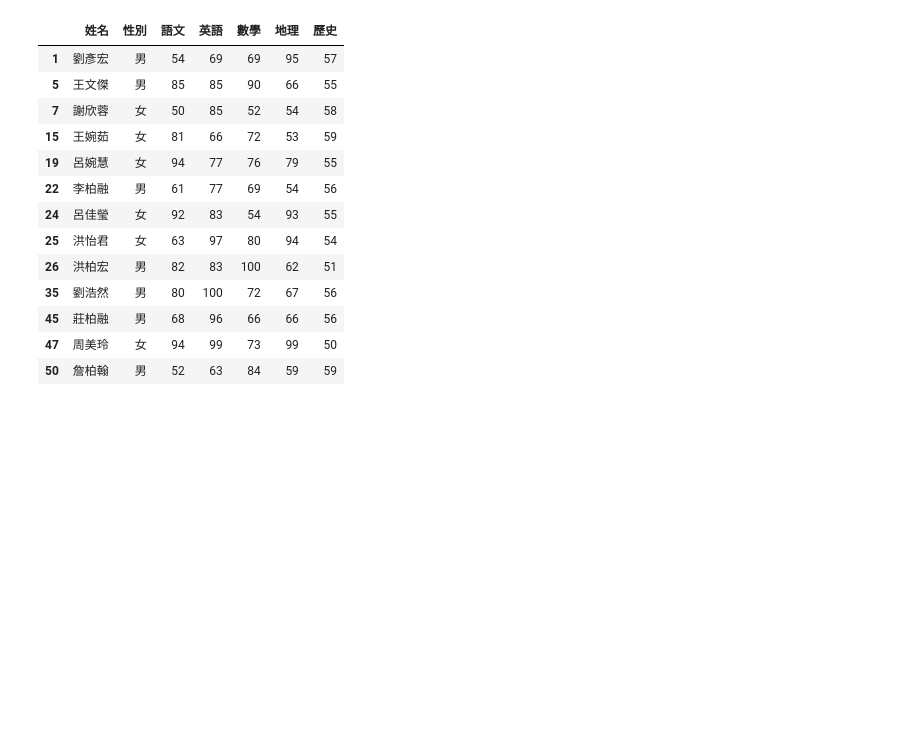
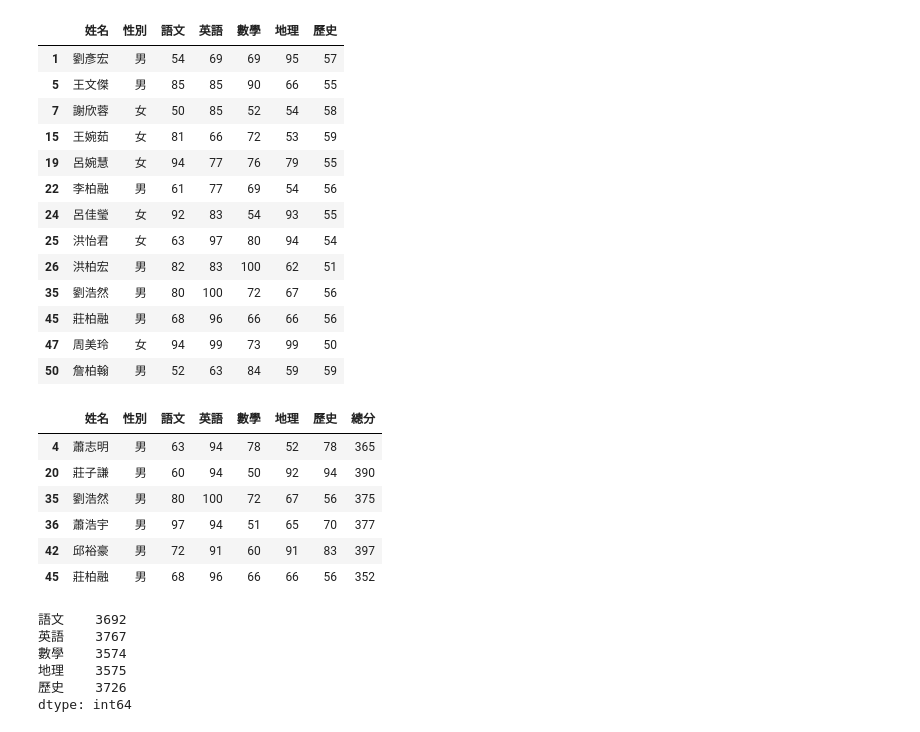
Before and after one commit to sarah-miniconda/python_2026test, a Jupyter notebook: 0718/practice1.ipynb, the cells around one changed output. Saved outputs shown, nothing was run; the diff lists cells and outputs as text; code cells hidden in the pictures; blank space fills up the shorter version.

```diff
--- a/0718/practice1.ipynb
+++ b/0718/practice1.ipynb
@@ -150,3 +150,22 @@ scores_df[scores_df['歷史'] < 60]
 | 45 | 莊柏融 | 男 | 68 | 96 | 66 | 66 | 56 |
 | 47 | 周美玲 | 女 | 94 | 99 | 73 | 99 | 50 |
 | 50 | 詹柏翰 | 男 | 52 | 63 | 84 | 59 | 59 |
+# %%
+scores_df.query("性別 == '男' and 英語 > 90")
+# %% [output]
+|  | 姓名 | 性別 | 語文 | 英語 | 數學 | 地理 | 歷史 | 總分 |
+| 4 | 蕭志明 | 男 | 63 | 94 | 78 | 52 | 78 | 365 |
+| 20 | 莊子謙 | 男 | 60 | 94 | 50 | 92 | 94 | 390 |
+| 35 | 劉浩然 | 男 | 80 | 100 | 72 | 67 | 56 | 375 |
+| 36 | 蕭浩宇 | 男 | 97 | 94 | 51 | 65 | 70 | 377 |
+| 42 | 邱裕豪 | 男 | 72 | 91 | 60 | 91 | 83 | 397 |
+| 45 | 莊柏融 | 男 | 68 | 96 | 66 | 66 | 56 | 352 |
+# %%
+scores_df[['語文','英語', '數學', '地理', '歷史']].sum(axis = 0)
+# %% [output]
+語文    3692
+英語    3767
+數學    3574
+地理    3575
+歷史    3726
+dtype: int64
```
Also changed, not shown: parts of 4 cells of this notebook.
